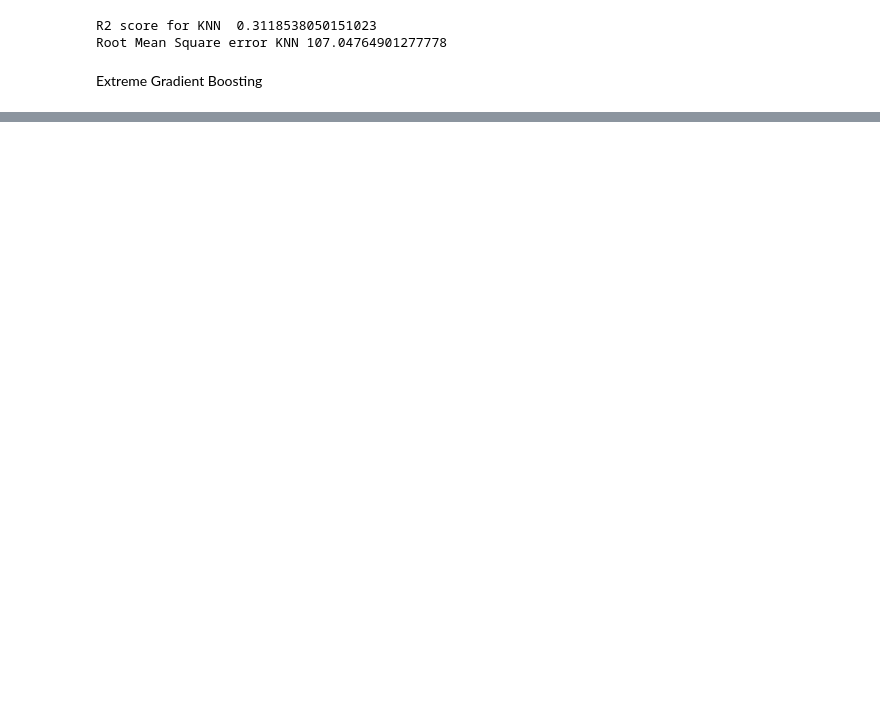
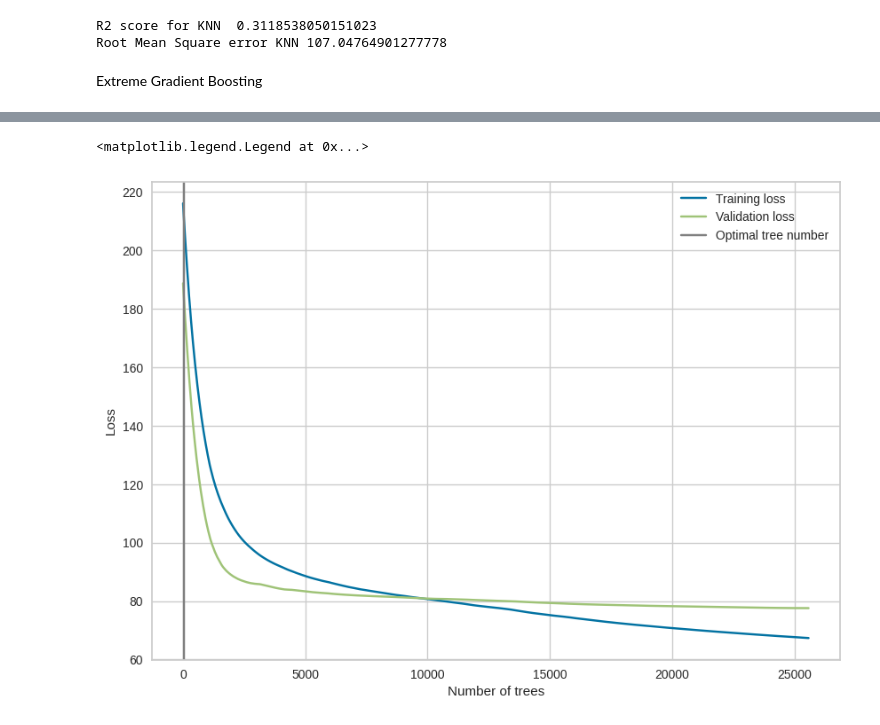
Before and after one commit to shipleydm/IS8036_PROJECT, a Jupyter notebook: IS8036.ipynb, the cells around one changed output, grey strips where cells are left out. Cells and saved outputs as stored; diff of their text form; code cells hidden in the pictures; blank space fills up the shorter version.

```diff
--- a/IS8036.ipynb
+++ b/IS8036.ipynb
@@ -648,0 +670,28 @@ Extreme Gradient Boosting
+# %%
+# Parameter dictionary specifying base learner
+param = [('max_depth', 4), ('objective', 'reg:squarederror'), ('eval_metric', 'rmse'), ('eval_metric', 'mae'), ('eval_metric', 'mape'),
+         ('early_stopping_rounds', 50)]
+
+num_round = 500
+watchlist = [(dtrain,'train'), (dtest,'eval')]
+
+evals_result = {}
+bst = xgb.train(param, dtrain, num_round, watchlist, evals_result=evals_result)
+
+print('Access RMSE metric directly from evals_result:')
+print(evals_result['eval']['rmse'])
+
+print('Access MAE metric directly from evals_result:')
+print(evals_result['eval']['mae'])
+
+print('Access MAPE metric directly from evals_result:')
+print(evals_result['eval']['mape'])
+
+# Instantiate an XGBoost object with hyperparameters
+param = [('max_depth', 4), ('objective', 'reg:squarederror'), ('eval_metric', 'rmse'), ('eval_metric', 'mae'), ('eval_metric', 'mape'),
+         ('early_stopping_rounds', 50),('learning_rate', 0.1),('n_jobs',4),('booster','gbtree')]
+
+num_round = 500
+watchlist = [(dtrain,'train'), (dtest,'eval')]
+
+evals_result = {}
@@ -648,0 +821,13 @@ Extreme Gradient Boosting
+# %%
+results = xgb_reg.evals_result()
+
+plt.figure(figsize=(10,7))
+plt.plot(results["validation_0"]["rmse"], label="Training loss")
+plt.plot(results["validation_1"]["rmse"], label="Validation loss")
+plt.axvline(21, color="gray", label="Optimal tree number")
+plt.xlabel("Number of trees")
+plt.ylabel("Loss")
+plt.legend()
+# %% [output]
+<matplotlib.legend.Legend at 0x...>
+[figure, added]
```
Also changed, not shown: parts of 15 cells of this notebook.
